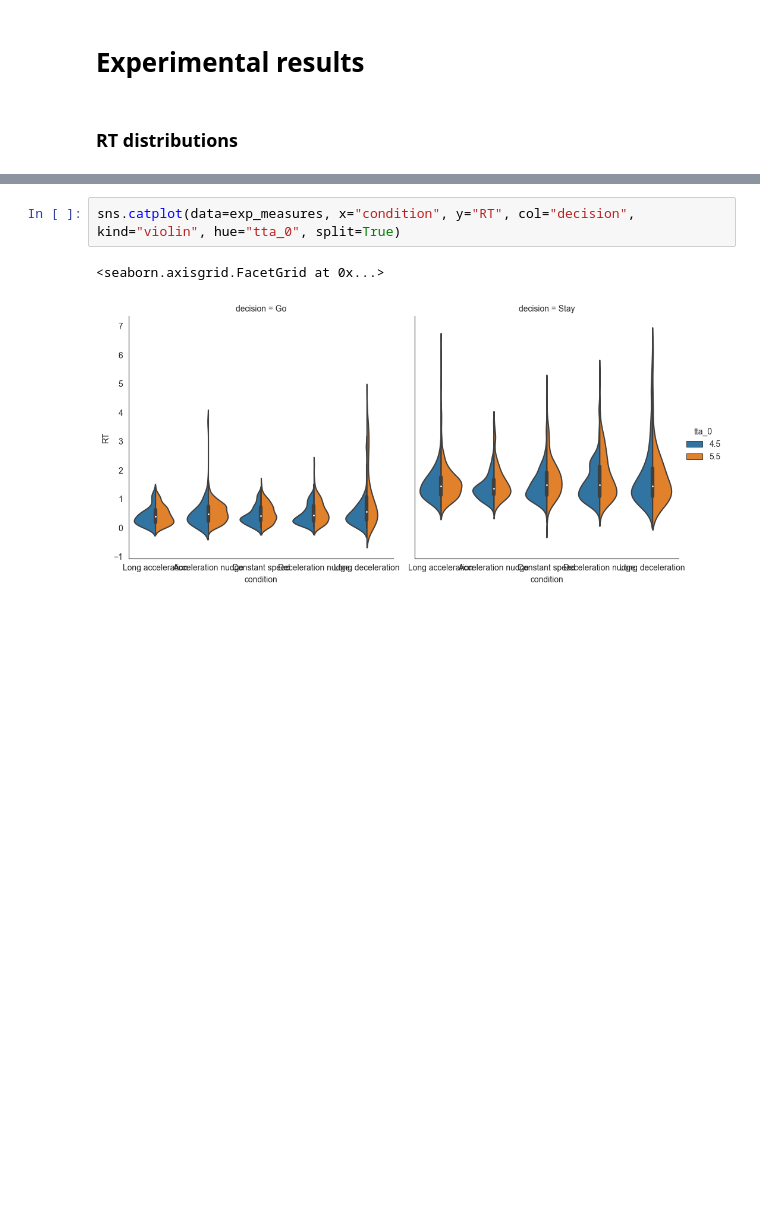
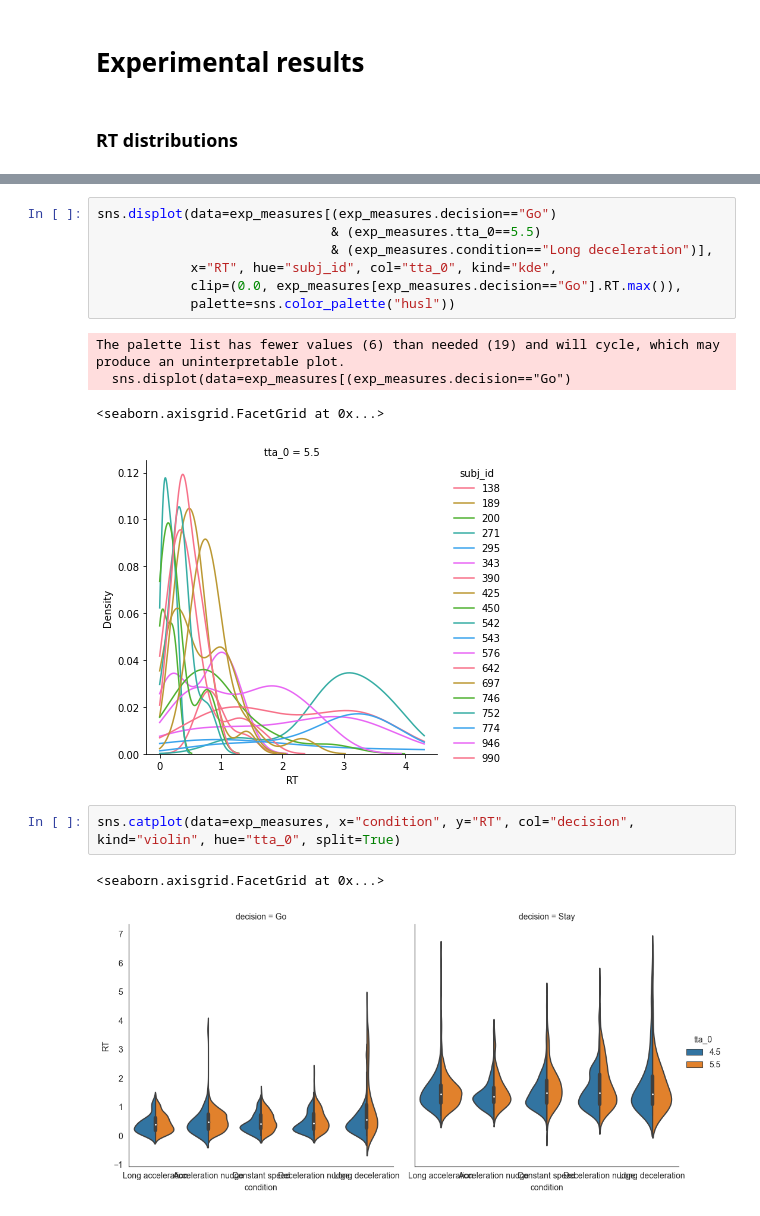
Before and after one commit to tud-hri/nudging-humans-in-traffic, a Jupyter notebook: 04_figures.ipynb, the cells around one changed output, grey strips where cells are left out. Cells and saved outputs as stored; diff of their text form; blank space fills up the shorter version.

```diff
--- a/04_figures.ipynb
+++ b/04_figures.ipynb
@@ -98,3 +119,15 @@ sns.displot(data=exp_measures, x="RT", hue="condition", col="decision", kind="hi
+# %%
+sns.displot(data=exp_measures[(exp_measures.decision=="Go")
+                              & (exp_measures.tta_0==5.5)
+                              & (exp_measures.condition=="Long deceleration")],
+            x="RT", hue="subj_id", col="tta_0", kind="kde",
+            clip=(0.0, exp_measures[exp_measures.decision=="Go"].RT.max()),
+            palette=sns.color_palette("husl"))
+# %% [output]
+The palette list has fewer values (6) than needed (19) and will cycle, which may produce an uninterpretable plot.
+  sns.displot(data=exp_measures[(exp_measures.decision=="Go")
+<seaborn.axisgrid.FacetGrid at 0x...>
+[figure, added]
 # %%
 sns.catplot(data=exp_measures, x="condition", y="RT", col="decision", kind="violin", hue="tta_0", split=True)
 # %% [output]
```
Also changed, not shown: parts of 11 cells of this notebook, 3 other files.
